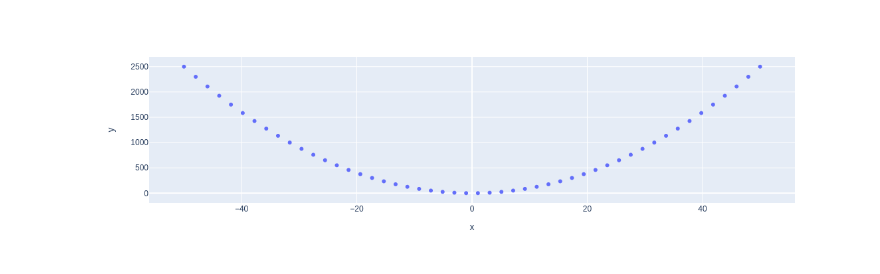
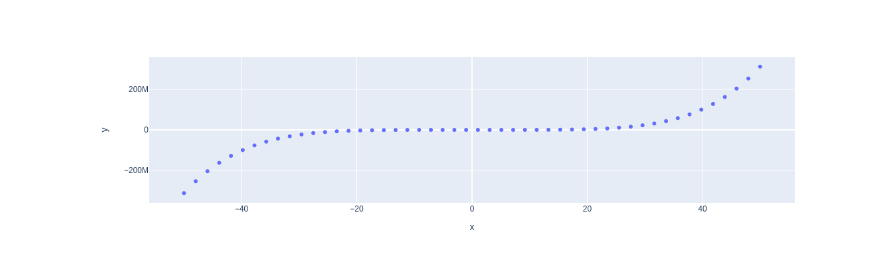
Before and after one commit to wmengRH/my-notebooks-repo, a Jupyter notebook: experiment1.ipynb, the cells around one changed output. Saved outputs shown, nothing was run; the diff lists cells and outputs as text; code cells hidden in the pictures.

```diff
--- a/experiment1.ipynb
+++ b/experiment1.ipynb
@@ -6,7 +6,7 @@ import plotly.express as px
 x = np.linspace(start=-50, stop=50)
 
 # y-axis data points
-y = x ** 2
+y = x ** 5
 
 # define the plot
 fig = px.scatter(x=x, y=y)
@@ -17 +16 @@ fig.show()
-[figure, old version]
+[figure, new version]
```
Also changed, not shown: parts of 1 cell of this notebook.
